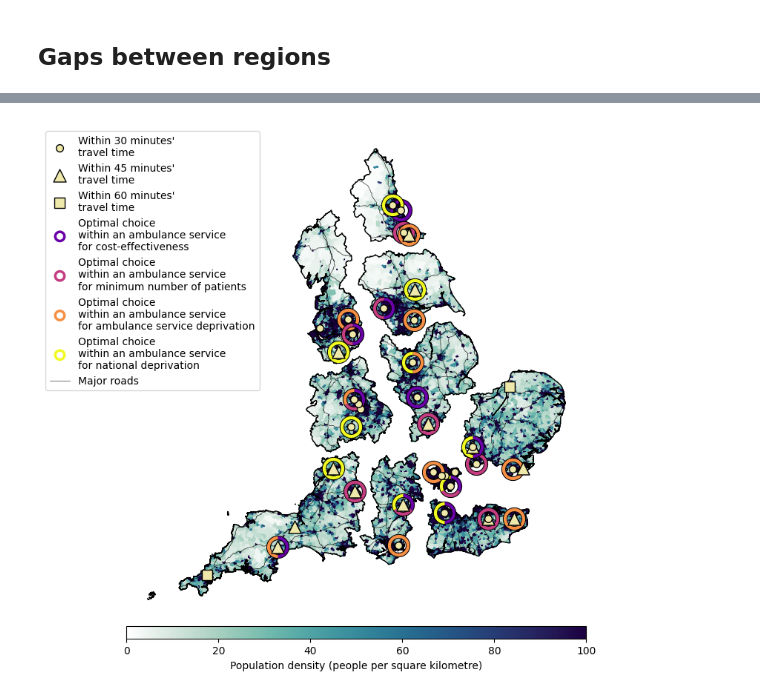
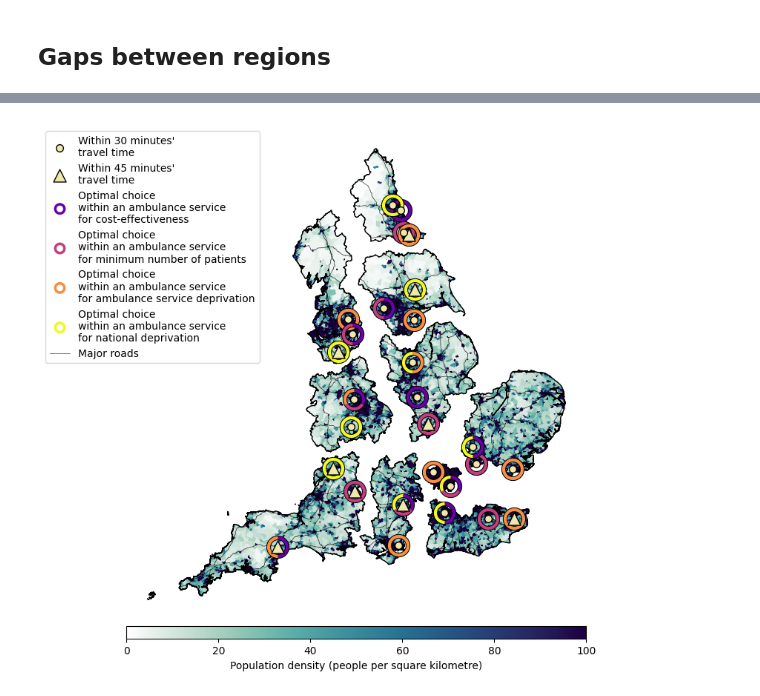
Before and after one commit to stroke-modelling/muster_figures, a Jupyter notebook: best_msu_locations/map_best_msu_locations_may.ipynb, the cells around one changed output, grey strips where cells are left out. Drawn from its saved outputs; the diff is of its cells as text; code cells hidden in the pictures.

Commit message:
Remove units that aren't best at anything

```diff
--- a/best_msu_locations/map_best_msu_locations_may.ipynb
+++ b/best_msu_locations/map_best_msu_locations_may.ipynb
@@ -50,0 +55,4 @@ best_measures = ['costeffect', 'minpatients', 'ambodepriv', 'nationaldepriv']
+# %%
+mask_not_best = df_msu_best_locs[[f'best_config_{c}' for c in best_measures]].sum(axis='columns') == 0
+
+df_msu_best_locs = df_msu_best_locs.loc[~mask_not_best].copy()
@@ -88,13 +102,13 @@ max_n_here = df_msu_best_locs[config_cols].max(axis='columns')
 
 df_msu_best_locs['max'] = max_n_here
 # %%
-for row in df_msu_best_locs[config_cols].index:
-    bool_here = df_msu_best_locs.iloc[row][config_cols] == df_msu_best_locs.iloc[row]['max']
+for r, row in enumerate(df_msu_best_locs[config_cols].index):
+    bool_here = df_msu_best_locs.iloc[r][config_cols] == df_msu_best_locs.iloc[r]['max']
     if all(bool_here):
         pass
     else:
-        new_row = df_msu_best_locs.iloc[row][config_cols] * bool_here
-        df_msu_best_locs.iloc[row, df_msu_best_locs.columns.get_indexer(config_cols)] = new_row
+        new_row = df_msu_best_locs.iloc[r][config_cols] * bool_here
+        df_msu_best_locs.iloc[r, df_msu_best_locs.columns.get_indexer(config_cols)] = new_row
 # %%
 df_msu_best_locs[config_cols] = (df_msu_best_locs[config_cols] > 0).astype(int)
 # %%
@@ -692,14 +706,15 @@ for a, ambo_service in enumerate(ambo_dict.keys()):
         # unit_marker_kwargs_best = unit_marker_kwargs[t] | dict(label=None, marker='o', facecolor='None', edgecolor='r', linewidth=2, zorder=3, s=150)  # marker='s', label=None) markersize=80,
 
         # h = gdf_unit_coords[mask_not_best].plot(ax=ax, **unit_marker_kwargs[t])
-        h = ax.scatter(
-            # gdf_units_here.loc[mask_not_best, 'x'],
-            # gdf_units_here.loc[mask_not_best, 'y'],
-            gdf_units_here.loc[unit_time_masks[t], 'x'],
-            gdf_units_here.loc[unit_time_masks[t], 'y'],
-            **unit_marker_kwargs[t]
-        )
-        handles_for_legend.append(h)
+        if len(unit_time_masks[t][unit_time_masks[t]]) > 0:
+            h = ax.scatter(
+                # gdf_units_here.loc[mask_not_best, 'x'],
+                # gdf_units_here.loc[mask_not_best, 'y'],
+                gdf_units_here.loc[unit_time_masks[t], 'x'],
+                gdf_units_here.loc[unit_time_masks[t], 'y'],
+                **unit_marker_kwargs[t]
+            )
+            handles_for_legend.append(h)
 
     kwargs_best = dict(marker='o', facecolor='None', edgecolor='r', linewidth=3, zorder=3, s=18) # marker='s', label=None) markersize=80,
 
@@ -732,7 +747,7 @@ for a, ambo_service in enumerate(ambo_dict.keys()):
 
 
     # Draw the legend if this region has all of the markers in it.
-    if ambo_service == 'EEAST':
+    if ambo_service == 'EMAS':
         handles_for_legend_to_keep = handles_for_legend
 
 
@@ -768,32 +783,32 @@ for col_best, best_dict in dict_cols_best.items():
     if 'combo' not in col_best:
         # Dummy marker for legend:
         best_for_legend = kwargs_best | best_dict
 
         h = ax.scatter(
             [-42000],
             [-42000],
             **best_for_legend
         )
         handles_for_legend_to_keep.append(h)
 ax.set_xlim(xlim)
 ax.set_ylim(ylim)
 
 handles_for_legend_to_keep += [
     # patch_best, patch_not_best,
     # patch_ambo,
     patch_roads
 ]
 
 ax.legend(handles=handles_for_legend_to_keep, loc='upper right', bbox_to_anchor=[0.3, 1.0])
 
 
     # # TO DO - final marker sizes/colours
 
 
 # Remove frame and coordinate labels:
 ax.axis('off')
 
-plt.savefig('map_msu_best_locations_each_may2025.png', bbox_inches='tight')
+plt.savefig('map_msu_best_locations_each_may2025_bestonly.png', bbox_inches='tight')
 plt.show()
 # %% [output]
-[figure, old version]
+[figure, new version]
```
Also changed, not shown: parts of 11 cells of this notebook, 1 other file.
